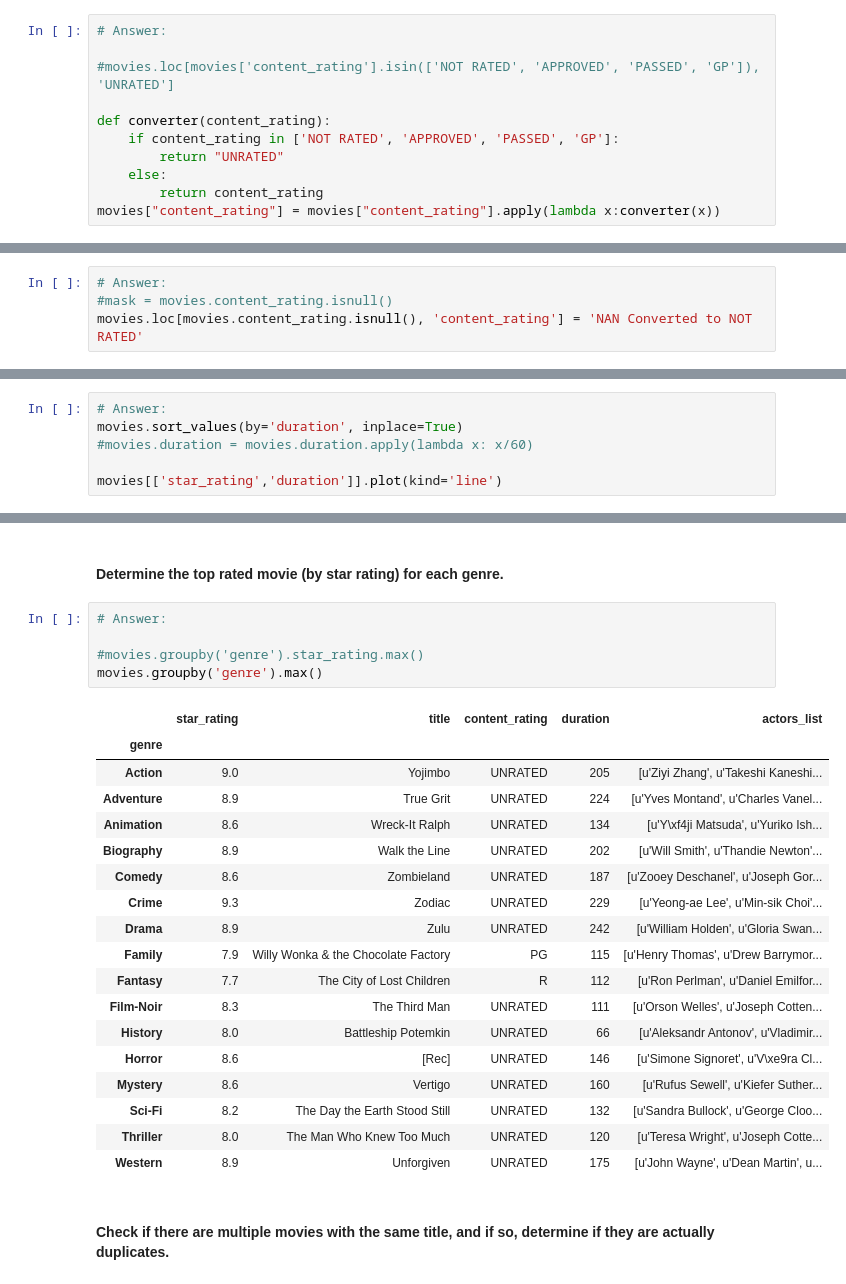
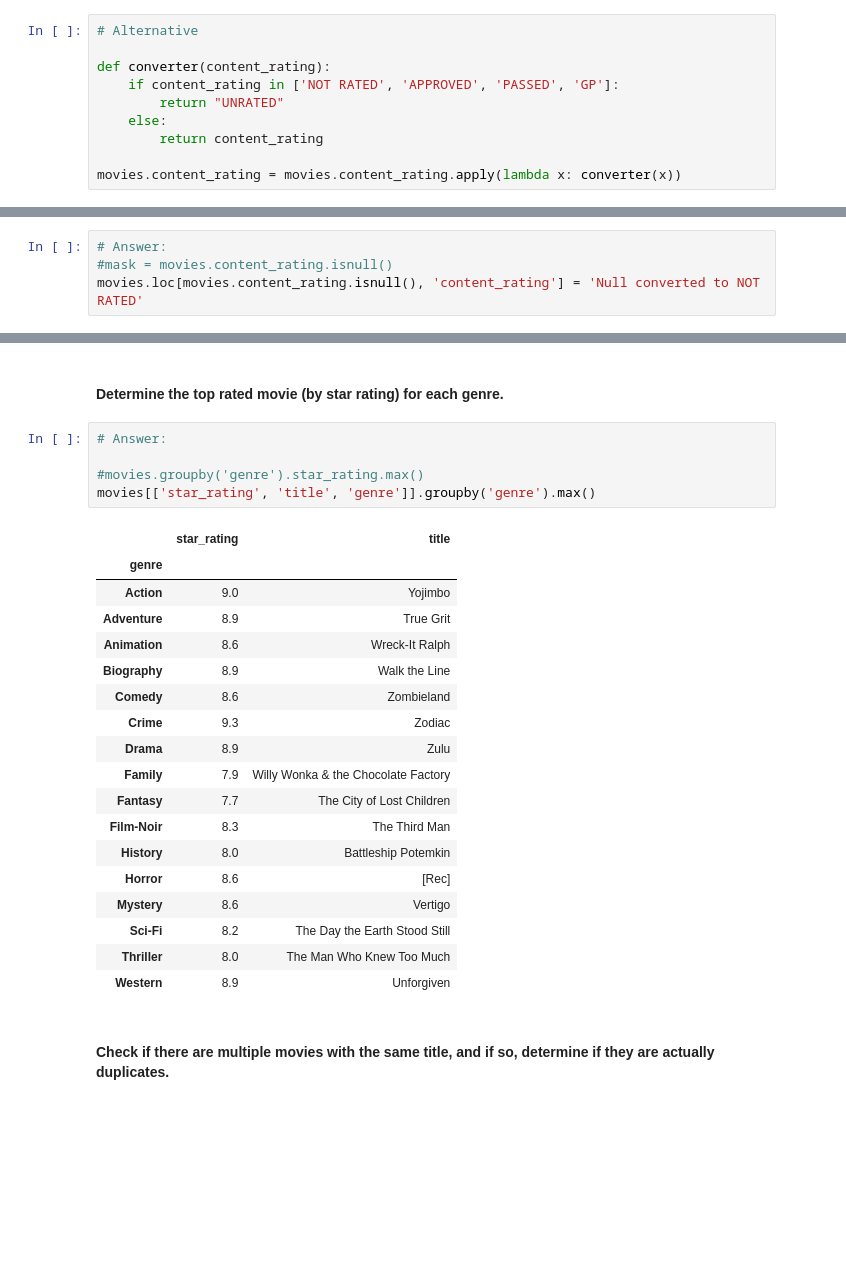
Before and after one commit to JP311082/ds50, a Jupyter notebook: 09_Unit-02_Project/unit_project_2_eda.ipynb, the cells around one changed output, grey strips where cells are left out. Cells and saved outputs as stored; diff of their text form; blank space fills up the shorter version.

```diff
--- a/09_Unit-02_Project/unit_project_2_eda.ipynb
+++ b/09_Unit-02_Project/unit_project_2_eda.ipynb
@@ -125,11 +143,10 @@ movies.content_rating.value_counts().plot(kind='bar',title='Title', x='x axis',
 # %%
-# Answer:
-
-#movies.loc[movies['content_rating'].isin(['NOT RATED', 'APPROVED', 'PASSED', 'GP']), 'UNRATED']
+# Alternative
 
 def converter(content_rating):
     if content_rating in ['NOT RATED', 'APPROVED', 'PASSED', 'GP']:
         return "UNRATED"
     else:
         return content_rating
-movies["content_rating"] = movies["content_rating"].apply(lambda x:converter(x))
+
+movies.content_rating = movies.content_rating.apply(lambda x: converter(x))
@@ -168,5 +183,5 @@ dtype: int64
 # %%
 # Answer:
 #mask = movies.content_rating.isnull()
-movies.loc[movies.content_rating.isnull(), 'content_rating'] = 'NAN Converted to NOT RATED'
+movies.loc[movies.content_rating.isnull(), 'content_rating'] = 'Null converted to NOT RATED'
 # %%
@@ -193,8 +210,2 @@ print(long, short)
 # %% [markdown]
 #### Use a visualisation to detect whether there is a relationship between duration and star rating.
-# %%
-# Answer:
-movies.sort_values(by='duration', inplace=True)
-#movies.duration = movies.duration.apply(lambda x: x/60)
-
-movies[['star_rating','duration']].plot(kind='line')
@@ -237,26 +263,26 @@ Name: duration, dtype: float64
 # %%
 # Answer:
 
 #movies.groupby('genre').star_rating.max()
-movies.groupby('genre').max()
+movies[['star_rating', 'title', 'genre']].groupby('genre').max()
 # %% [output]
-|  | star_rating | title | content_rating | duration | actors_list |
-| genre |  |  |  |  |  |
-| Action | 9.0 | Yojimbo | UNRATED | 205 | [u'Ziyi Zhang', u'Takeshi Kaneshi... |
-| Adventure | 8.9 | True Grit | UNRATED | 224 | [u'Yves Montand', u'Charles Vanel... |
-| Animation | 8.6 | Wreck-It Ralph | UNRATED | 134 | [u'Y\xf4ji Matsuda', u'Yuriko Ish... |
-| Biography | 8.9 | Walk the Line | UNRATED | 202 | [u'Will Smith', u'Thandie Newton'... |
-| Comedy | 8.6 | Zombieland | UNRATED | 187 | [u'Zooey Deschanel', u'Joseph Gor... |
-| Crime | 9.3 | Zodiac | UNRATED | 229 | [u'Yeong-ae Lee', u'Min-sik Choi'... |
-| Drama | 8.9 | Zulu | UNRATED | 242 | [u'William Holden', u'Gloria Swan... |
-| Family | 7.9 | Willy Wonka & the Chocolate Factory | PG | 115 | [u'Henry Thomas', u'Drew Barrymor... |
-| Fantasy | 7.7 | The City of Lost Children | R | 112 | [u'Ron Perlman', u'Daniel Emilfor... |
-| Film-Noir | 8.3 | The Third Man | UNRATED | 111 | [u'Orson Welles', u'Joseph Cotten... |
-| History | 8.0 | Battleship Potemkin | UNRATED | 66 | [u'Aleksandr Antonov', u'Vladimir... |
-| Horror | 8.6 | [Rec] | UNRATED | 146 | [u'Simone Signoret', u'V\xe9ra Cl... |
-| Mystery | 8.6 | Vertigo | UNRATED | 160 | [u'Rufus Sewell', u'Kiefer Suther... |
-| Sci-Fi | 8.2 | The Day the Earth Stood Still | UNRATED | 132 | [u'Sandra Bullock', u'George Cloo... |
-| Thriller | 8.0 | The Man Who Knew Too Much | UNRATED | 120 | [u'Teresa Wright', u'Joseph Cotte... |
-| Western | 8.9 | Unforgiven | UNRATED | 175 | [u'John Wayne', u'Dean Martin', u... |
+|  | star_rating | title |
+| genre |  |  |
+| Action | 9.0 | Yojimbo |
+| Adventure | 8.9 | True Grit |
+| Animation | 8.6 | Wreck-It Ralph |
+| Biography | 8.9 | Walk the Line |
+| Comedy | 8.6 | Zombieland |
+| Crime | 9.3 | Zodiac |
+| Drama | 8.9 | Zulu |
+| Family | 7.9 | Willy Wonka & the Chocolate Factory |
+| Fantasy | 7.7 | The City of Lost Children |
+| Film-Noir | 8.3 | The Third Man |
+| History | 8.0 | Battleship Potemkin |
+| Horror | 8.6 | [Rec] |
+| Mystery | 8.6 | Vertigo |
+| Sci-Fi | 8.2 | The Day the Earth Stood Still |
+| Thriller | 8.0 | The Man Who Knew Too Much |
+| Western | 8.9 | Unforgiven |
 # %% [markdown]
 #### Check if there are multiple movies with the same title, and if so, determine if they are actually duplicates.
```
Also changed, not shown: parts of 21 cells of this notebook.
